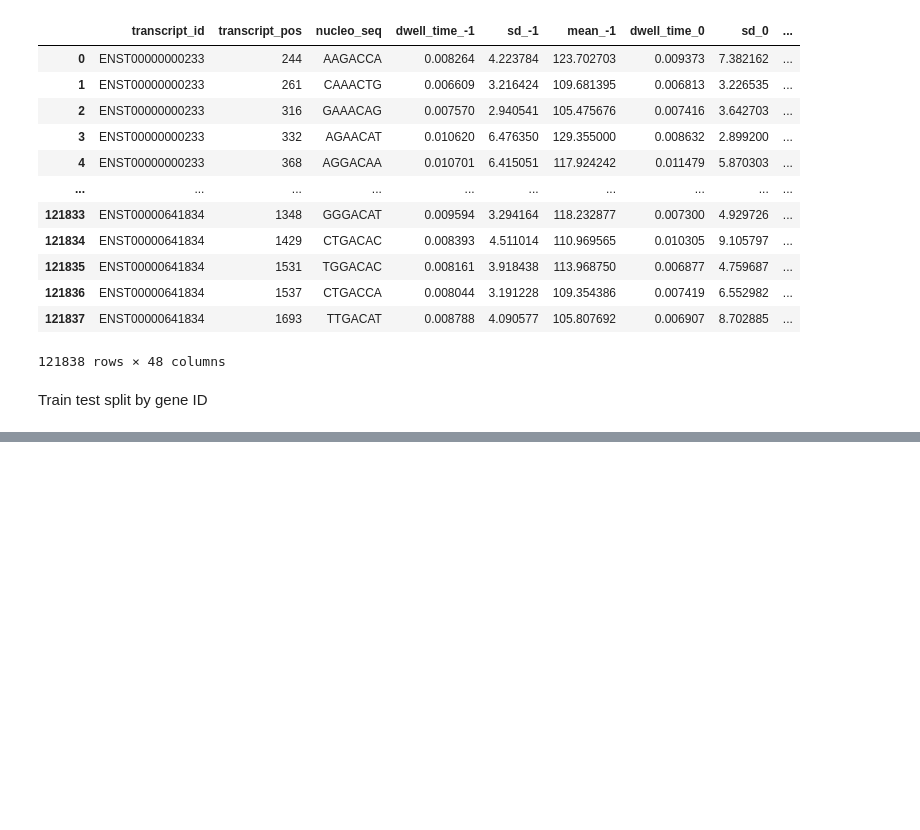
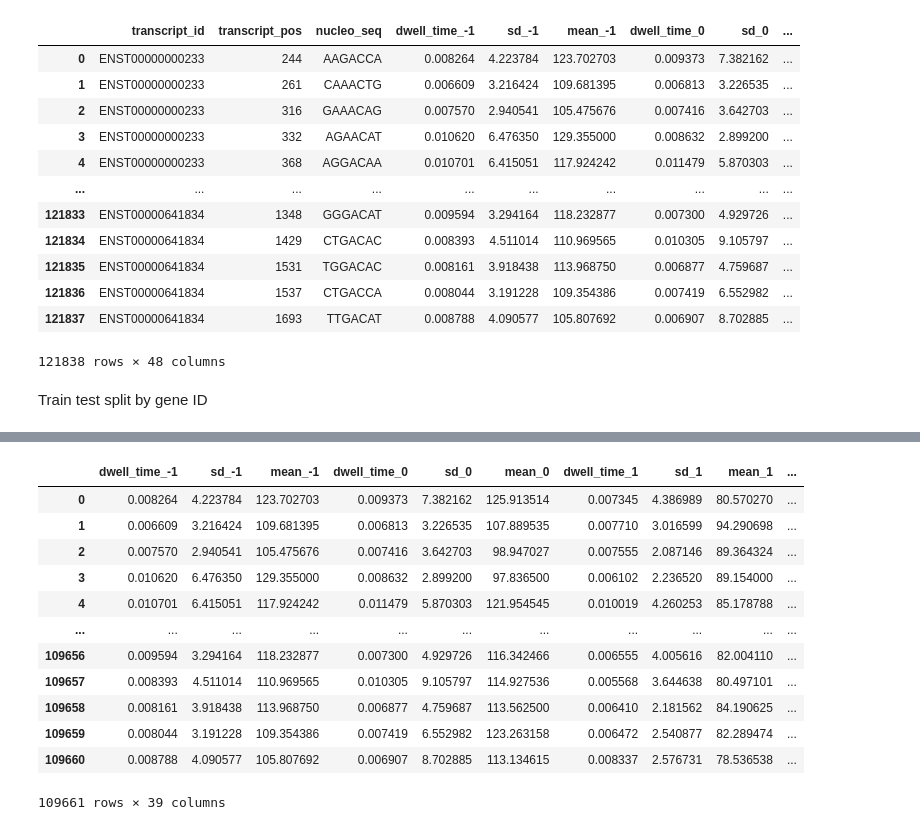
Before and after one commit to shaunpabo/dsa4266-gnome, a Jupyter notebook: intermediate_submission/data_preparation.ipynb, the cells around one changed output, grey strips where cells are left out. Drawn from its saved outputs; the diff is of its cells as text; code cells hidden in the pictures; blank space fills up the shorter version.

```diff
--- a/intermediate_submission/data_preparation.ipynb
+++ b/intermediate_submission/data_preparation.ipynb
@@ -283,0 +284,4 @@ X_test = test[features]
+# %%
+X_train["label"] = train["label"]
+X_val["label"] = val["label"]
+X_test["label"] = test["label"]
@@ -302,0 +328,16 @@ X_val.to_csv("valset.csv")
+# %%
+X_train
+# %% [output]
+|  | dwell_time_-1 | sd_-1 | mean_-1 | dwell_time_0 | sd_0 | mean_0 | dwell_time_1 | sd_1 | mean_1 | ... |
+| 0 | 0.008264 | 4.223784 | 123.702703 | 0.009373 | 7.382162 | 125.913514 | 0.007345 | 4.386989 | 80.570270 | ... |
+| 1 | 0.006609 | 3.216424 | 109.681395 | 0.006813 | 3.226535 | 107.889535 | 0.007710 | 3.016599 | 94.290698 | ... |
+| 2 | 0.007570 | 2.940541 | 105.475676 | 0.007416 | 3.642703 | 98.947027 | 0.007555 | 2.087146 | 89.364324 | ... |
+| 3 | 0.010620 | 6.476350 | 129.355000 | 0.008632 | 2.899200 | 97.836500 | 0.006102 | 2.236520 | 89.154000 | ... |
+| 4 | 0.010701 | 6.415051 | 117.924242 | 0.011479 | 5.870303 | 121.954545 | 0.010019 | 4.260253 | 85.178788 | ... |
+| ... | ... | ... | ... | ... | ... | ... | ... | ... | ... | ... |
+| 109656 | 0.009594 | 3.294164 | 118.232877 | 0.007300 | 4.929726 | 116.342466 | 0.006555 | 4.005616 | 82.004110 | ... |
+| 109657 | 0.008393 | 4.511014 | 110.969565 | 0.010305 | 9.105797 | 114.927536 | 0.005568 | 3.644638 | 80.497101 | ... |
+| 109658 | 0.008161 | 3.918438 | 113.968750 | 0.006877 | 4.759687 | 113.562500 | 0.006410 | 2.181562 | 84.190625 | ... |
+| 109659 | 0.008044 | 3.191228 | 109.354386 | 0.007419 | 6.552982 | 123.263158 | 0.006472 | 2.540877 | 82.289474 | ... |
+| 109660 | 0.008788 | 4.090577 | 105.807692 | 0.006907 | 8.702885 | 113.134615 | 0.008337 | 2.576731 | 78.536538 | ... |
+109661 rows × 39 columns
```
Also changed, not shown: parts of 12 cells of this notebook, 7 other files.
